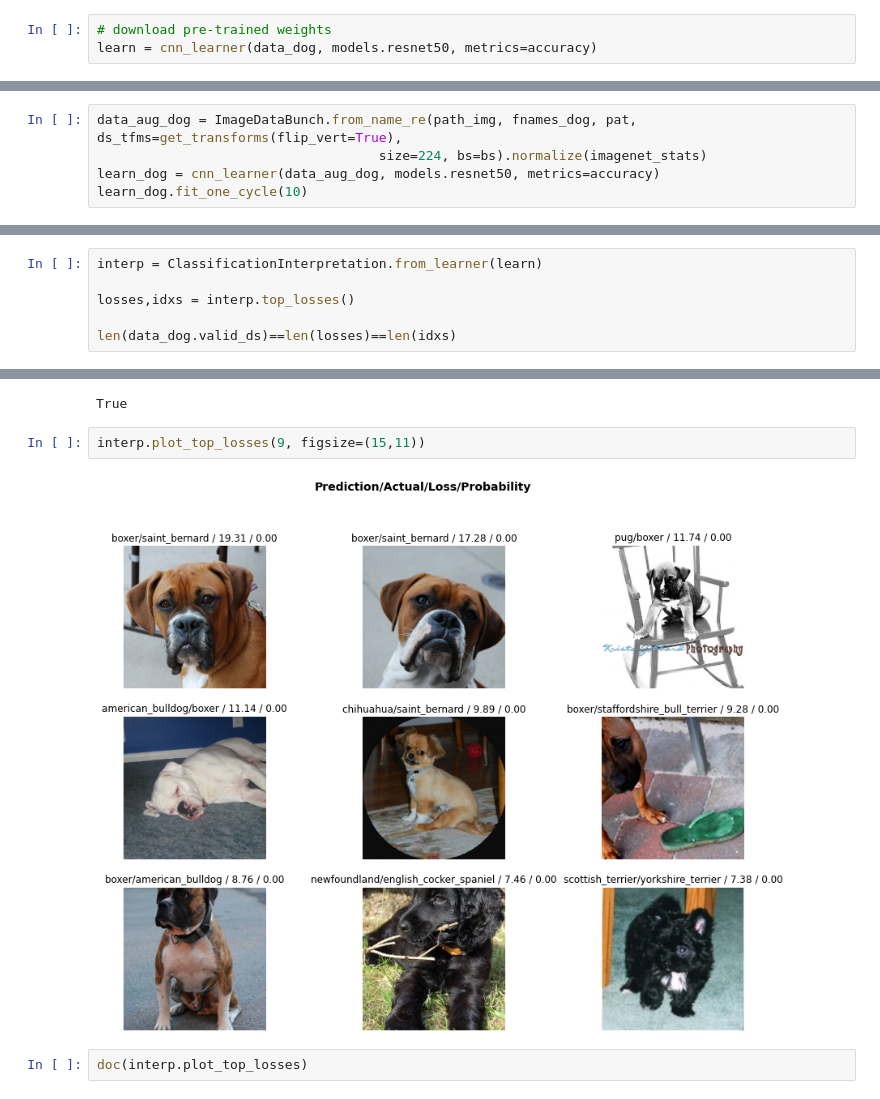
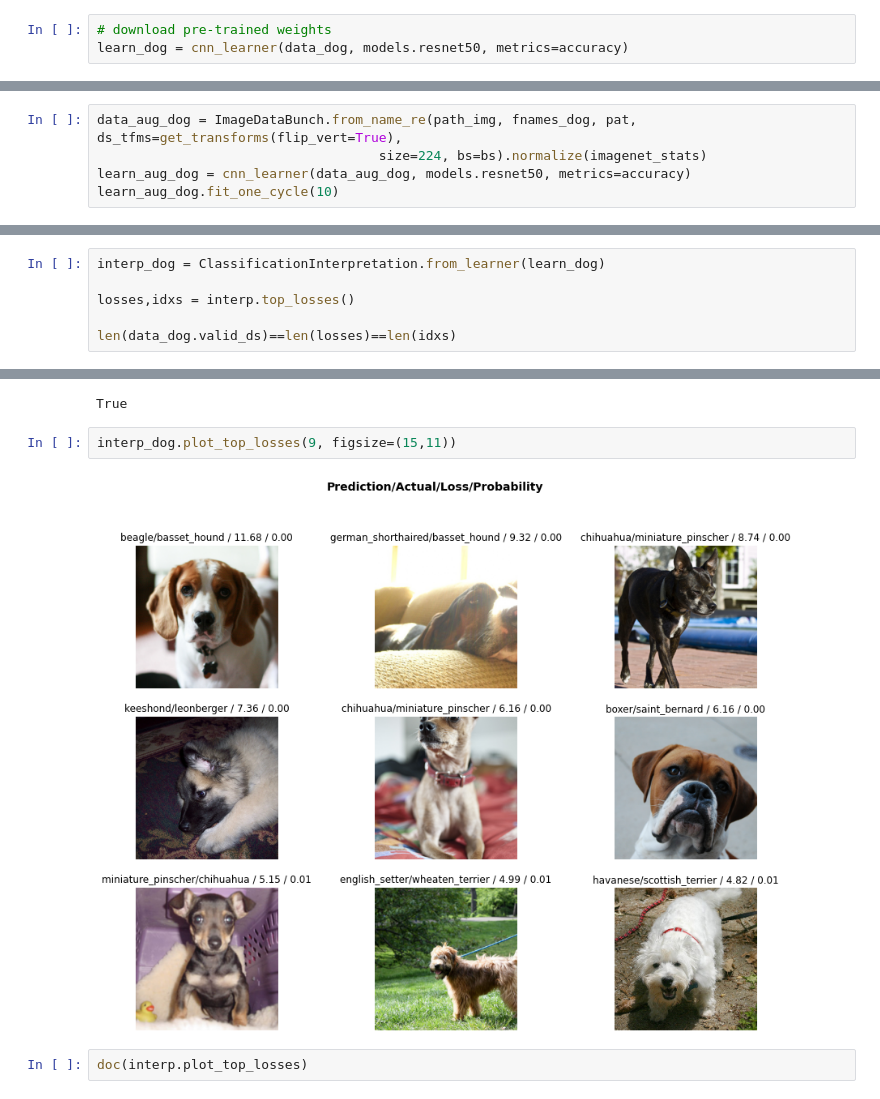
Before and after one commit to AnnieCRY/DS5500-Project2, a Jupyter notebook: pet_classification.ipynb, the cells around one changed output, grey strips where cells are left out. Saved outputs shown, nothing was run; the diff lists cells and outputs as text.

```diff
--- a/pet_classification.ipynb
+++ b/pet_classification.ipynb
@@ -468,4 +527,4 @@ learn_cat.fit_one_cycle(8,1e-05)
 ## Dogs
 # %%
 # download pre-trained weights
-learn = cnn_learner(data_dog, models.resnet50, metrics=accuracy)
+learn_dog = cnn_learner(data_dog, models.resnet50, metrics=accuracy)
@@ -512,7 +574,7 @@ plots_f(2, 4, 12, 6, size=224)
 # %%
 data_aug_dog = ImageDataBunch.from_name_re(path_img, fnames_dog, pat, ds_tfms=get_transforms(flip_vert=True),
                                     size=224, bs=bs).normalize(imagenet_stats)
-learn_dog = cnn_learner(data_aug_dog, models.resnet50, metrics=accuracy)
-learn_dog.fit_one_cycle(10)
+learn_aug_dog = cnn_learner(data_aug_dog, models.resnet50, metrics=accuracy)
+learn_aug_dog.fit_one_cycle(10)
 # %% [output]
 | epoch | train_loss | valid_loss | accuracy | time |
@@ -556,6 +626,6 @@ interp_cat.most_confused(min_val=2)
  ('Siamese', 'Birman', 2)]
 # %%
-interp = ClassificationInterpretation.from_learner(learn)
+interp_dog = ClassificationInterpretation.from_learner(learn_dog)
 
 losses,idxs = interp.top_losses()
 
@@ -564,9 +634,9 @@ len(data_dog.valid_ds)==len(losses)==len(idxs)
 [interactive output not drawn]
 True
 # %%
-interp.plot_top_losses(9, figsize=(15,11))
+interp_dog.plot_top_losses(9, figsize=(15,11))
 # %% [output]
-[figure, old version]
+[figure, new version]
 # %%
 doc(interp.plot_top_losses)
 # %% [output]
```
Also changed, not shown: parts of 44 cells of this notebook.
